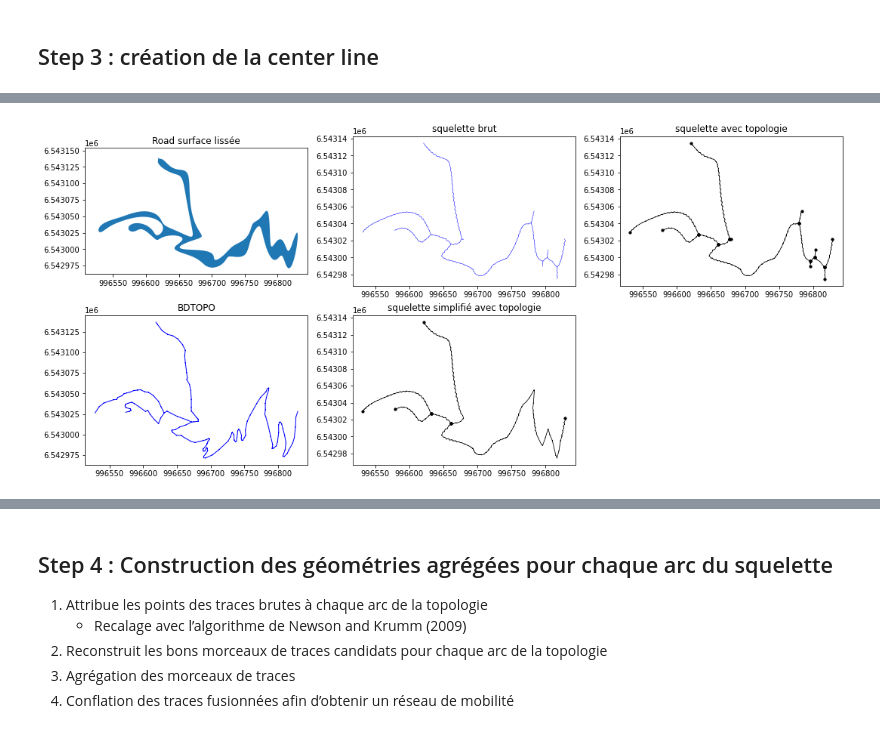
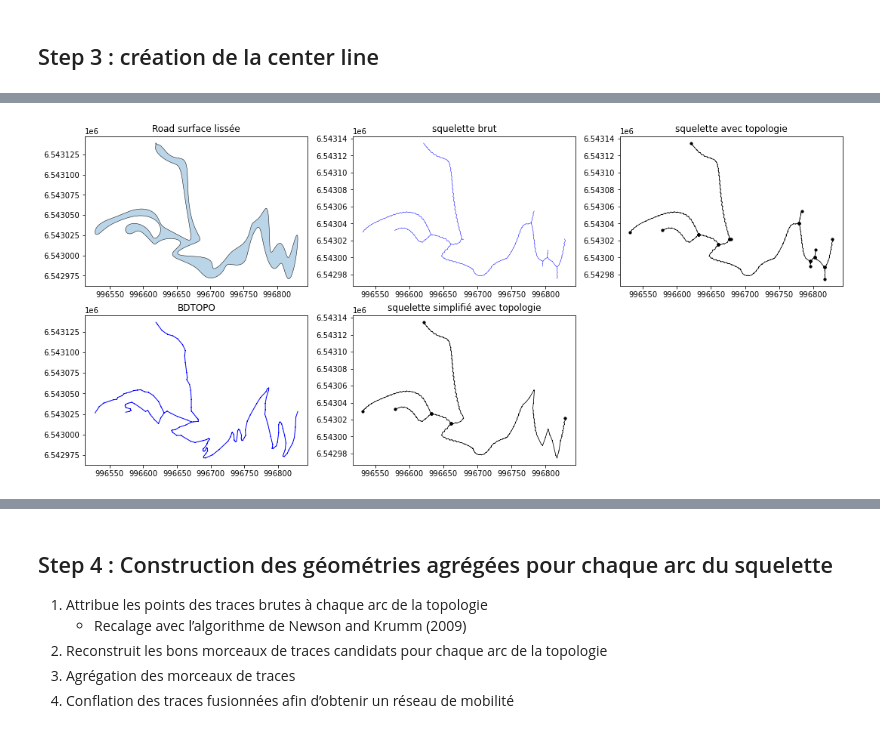
Before and after one commit to umrlastig/OutdoorFootprintNetworkPipeline, a Jupyter notebook: doc/source/examples/Simulated-Traj_Example.ipynb, the cells around one changed output, grey strips where cells are left out. Drawn from its saved outputs; the diff is of its cells as text; code cells hidden in the pictures.

```diff
--- a/doc/source/examples/Simulated-Traj_Example.ipynb
+++ b/doc/source/examples/Simulated-Traj_Example.ipynb
@@ -77,7 +77,7 @@ collection.plot(append=plt)
 # %%
 from footprint2graph import prepareEnv, setupEnv, logEnv
 
-RESPATH = r'/home/md_vandamme/7_LIB/Footprint2graph-pipeline/test/result11/'
+RESPATH = r'/home/md_vandamme/7_LIB/footprint2graph/test/resultjn/'
 
 import os
 import shutil
@@ -275,28 +314,28 @@ Stage 3 completed: adding topology to the skeleton.
 # %%
-from footprint2graph.util.PlotRes import plotSqueletteTopo
+from footprint2graph.util.PlotRes import plotSqueletteTopo, matPlotShapefile
 
 plt.figure(figsize=(18, 8))
 
 ax1 = plt.subplot2grid((2, 3), (0, 0))
-matPlotRasterShp(RESPATH, 'image/road_surface_lissee_1.shp', ax1)
+matPlotShapefile(RESPATH, 'image/road_surface_lissee_1.shp', ax1)
 ax1.set_title('Road surface lissée')
 
 ax2 = plt.subplot2grid((2, 3), (0, 1))
 matPlotShapefile(RESPATH + 'network/', 'squelette_1.shp', ax2)
 ax2.set_title('squelette brut')
 
 ax3 = plt.subplot2grid((2, 3), (0, 2))
 plotSqueletteTopo(RESPATH, ax3)
 ax3.set_title('squelette avec topologie')
 
 ax4 = plt.subplot2grid((2, 3), (1, 0))
 network.plot(edges='b-', size=1.0, append=ax4)
 ax4.set_title('BDTOPO')
 
 ax5 = plt.subplot2grid((2, 3), (1, 1))
 squelette.plot('k-', nodes='ko', size=0.8, append=ax5)
 ax5.set_title('squelette simplifié avec topologie')
 
 print ('')
 # %% [output]
-[figure, old version]
+[figure, new version]
```
Also changed, not shown: parts of 16 cells of this notebook, 3 other files.
